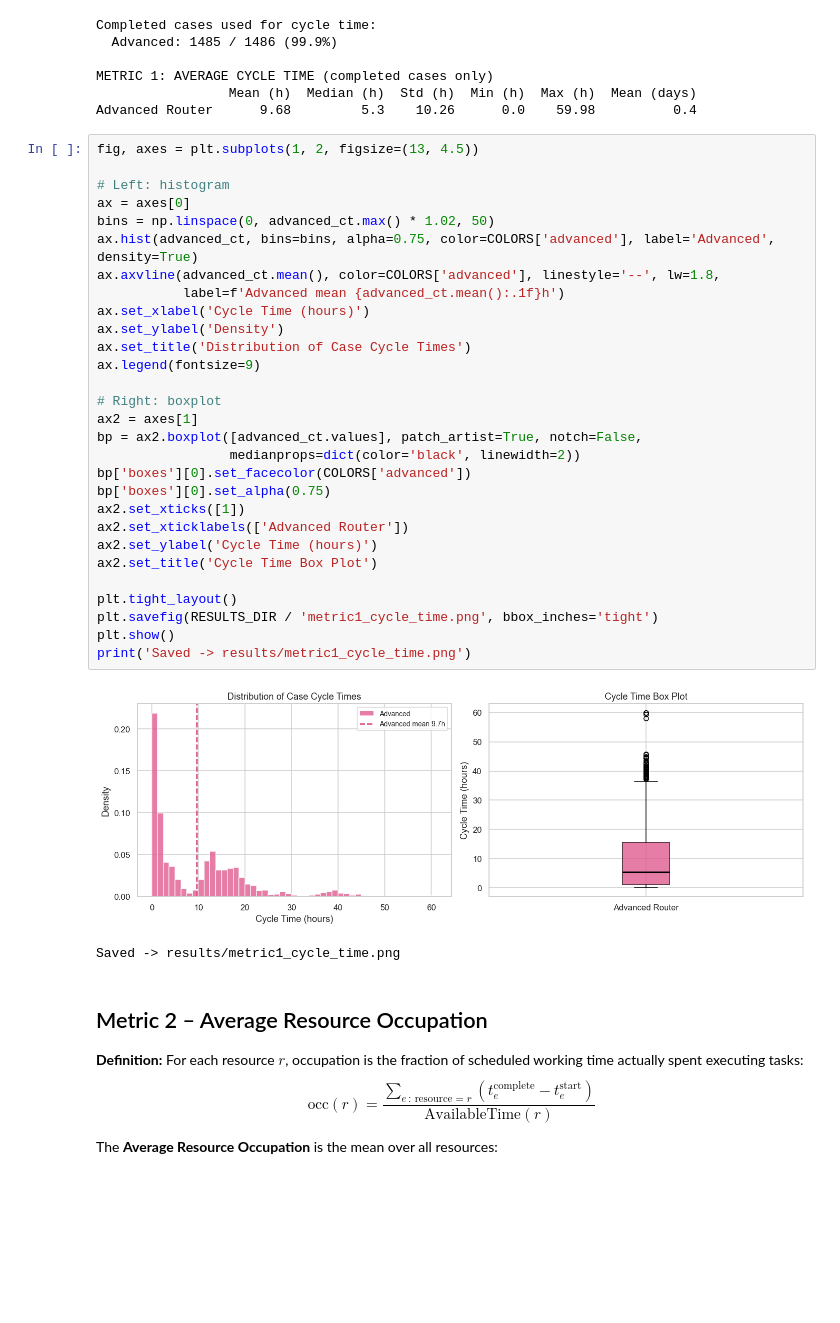
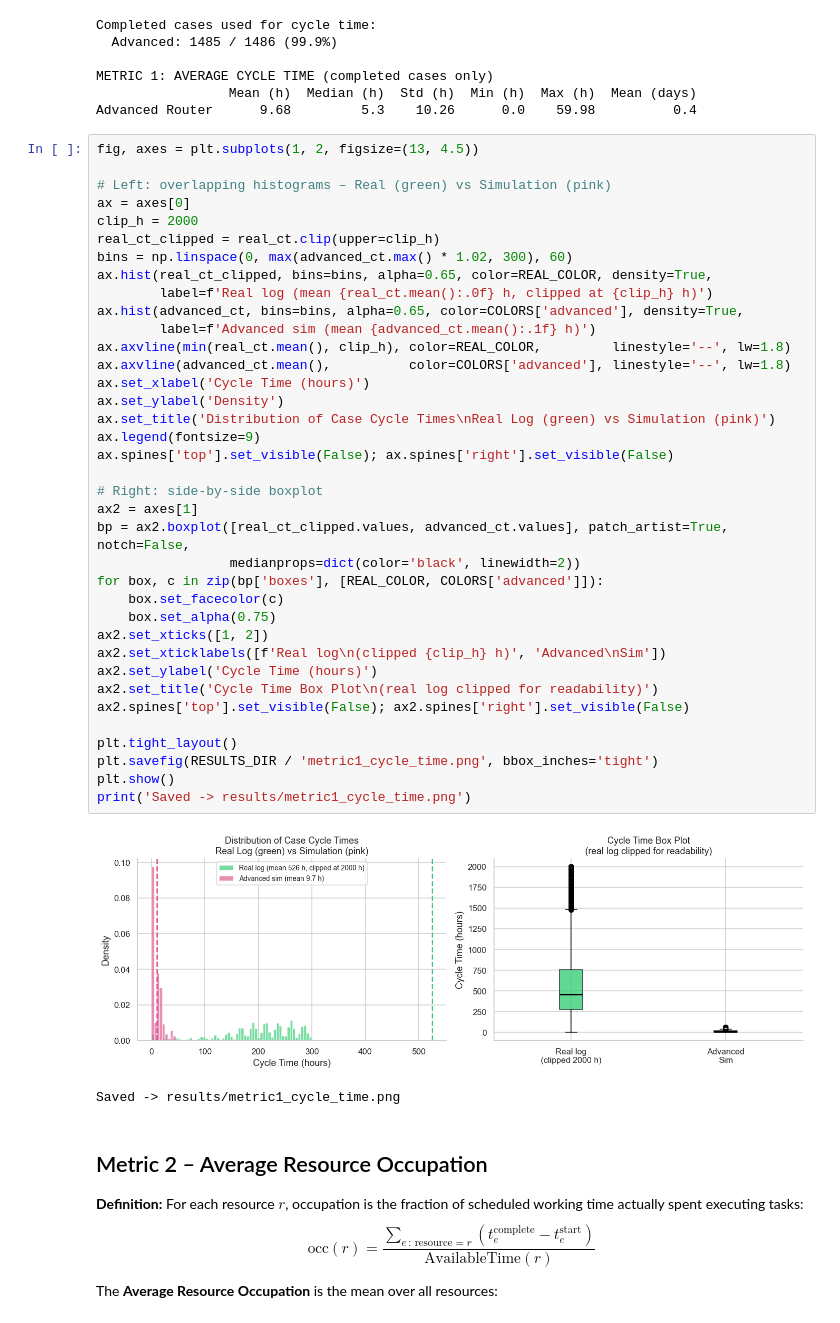
Before and after one commit to mbrieg/bppso-groupwork, a Jupyter notebook: simulation_evaluation/evaluation.ipynb, the cells around one changed output. Saved outputs shown, nothing was run; the diff lists cells and outputs as text; blank space fills up the shorter version.

```diff
--- a/simulation_evaluation/evaluation.ipynb
+++ b/simulation_evaluation/evaluation.ipynb
@@ -476,34 +476,42 @@ Advanced Router      9.68         5.3    10.26      0.0    59.98          0.4
 # %%
 fig, axes = plt.subplots(1, 2, figsize=(13, 4.5))
 
-# Left: histogram
+# Left: overlapping histograms – Real (green) vs Simulation (pink)
 ax = axes[0]
-bins = np.linspace(0, advanced_ct.max() * 1.02, 50)
-ax.hist(advanced_ct, bins=bins, alpha=0.75, color=COLORS['advanced'], label='Advanced', density=True)
-ax.axvline(advanced_ct.mean(), color=COLORS['advanced'], linestyle='--', lw=1.8,
-           label=f'Advanced mean {advanced_ct.mean():.1f}h')
+clip_h = 2000
+real_ct_clipped = real_ct.clip(upper=clip_h)
+bins = np.linspace(0, max(advanced_ct.max() * 1.02, 300), 60)
+ax.hist(real_ct_clipped, bins=bins, alpha=0.65, color=REAL_COLOR, density=True,
+        label=f'Real log (mean {real_ct.mean():.0f} h, clipped at {clip_h} h)')
+ax.hist(advanced_ct, bins=bins, alpha=0.65, color=COLORS['advanced'], density=True,
+        label=f'Advanced sim (mean {advanced_ct.mean():.1f} h)')
+ax.axvline(min(real_ct.mean(), clip_h), color=REAL_COLOR,         linestyle='--', lw=1.8)
+ax.axvline(advanced_ct.mean(),          color=COLORS['advanced'], linestyle='--', lw=1.8)
 ax.set_xlabel('Cycle Time (hours)')
 ax.set_ylabel('Density')
-ax.set_title('Distribution of Case Cycle Times')
+ax.set_title('Distribution of Case Cycle Times\nReal Log (green) vs Simulation (pink)')
 ax.legend(fontsize=9)
+ax.spines['top'].set_visible(False); ax.spines['right'].set_visible(False)
 
-# Right: boxplot
+# Right: side-by-side boxplot
 ax2 = axes[1]
-bp = ax2.boxplot([advanced_ct.values], patch_artist=True, notch=False,
+bp = ax2.boxplot([real_ct_clipped.values, advanced_ct.values], patch_artist=True, notch=False,
                  medianprops=dict(color='black', linewidth=2))
-bp['boxes'][0].set_facecolor(COLORS['advanced'])
-bp['boxes'][0].set_alpha(0.75)
-ax2.set_xticks([1])
-ax2.set_xticklabels(['Advanced Router'])
+for box, c in zip(bp['boxes'], [REAL_COLOR, COLORS['advanced']]):
+    box.set_facecolor(c)
+    box.set_alpha(0.75)
+ax2.set_xticks([1, 2])
+ax2.set_xticklabels([f'Real log\n(clipped {clip_h} h)', 'Advanced\nSim'])
 ax2.set_ylabel('Cycle Time (hours)')
-ax2.set_title('Cycle Time Box Plot')
+ax2.set_title('Cycle Time Box Plot\n(real log clipped for readability)')
+ax2.spines['top'].set_visible(False); ax2.spines['right'].set_visible(False)
 
 plt.tight_layout()
 plt.savefig(RESULTS_DIR / 'metric1_cycle_time.png', bbox_inches='tight')
 plt.show()
 print('Saved -> results/metric1_cycle_time.png')
 # %% [output]
-[figure, old version]
+[figure, new version]
 Saved -> results/metric1_cycle_time.png
 # %% [markdown]
 ## Metric 2 – Average Resource Occupation
```
Also changed, not shown: parts of 3 cells of this notebook.
